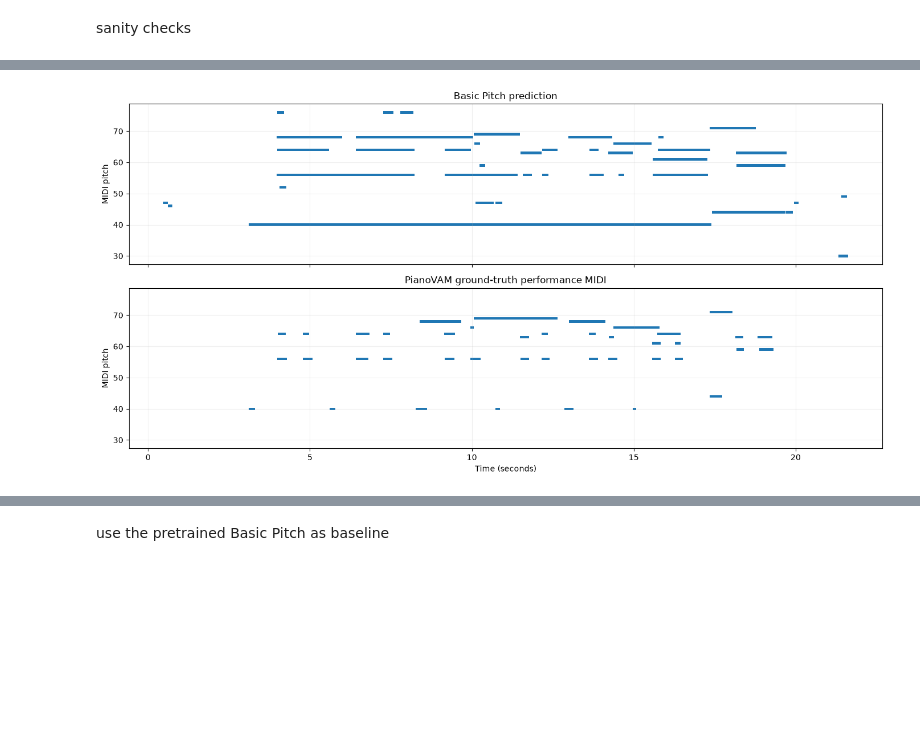
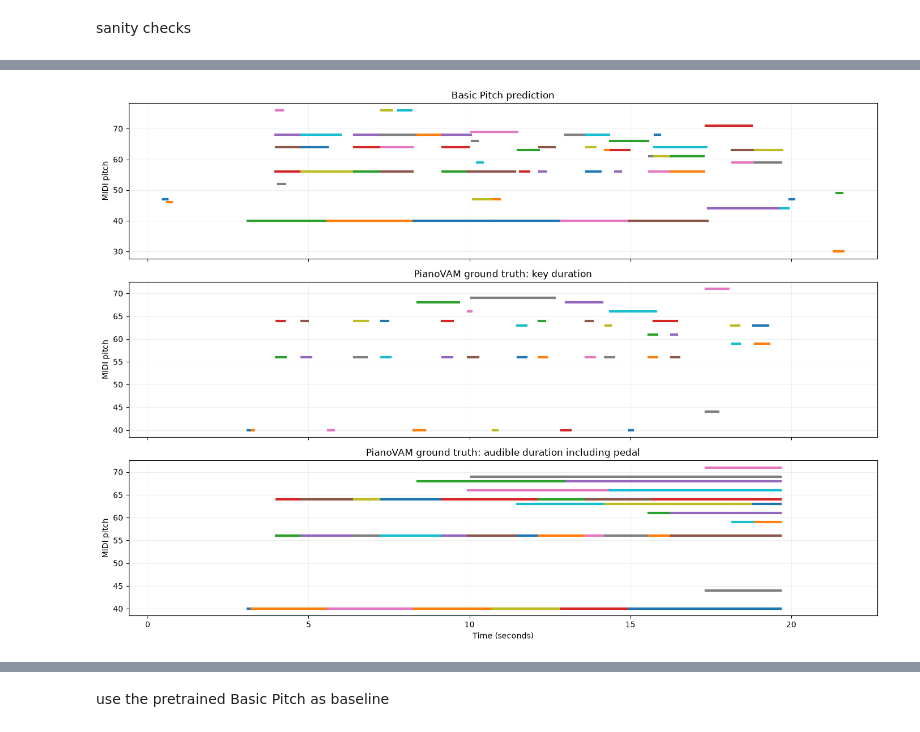
Before and after one commit to lambda-feedback/compareMusic, a Jupyter notebook: notebooks/Audio_Processing.ipynb, the cells around one changed output, grey strips where cells are left out. Drawn from its saved outputs; the diff is of its cells as text; code cells hidden in the pictures; blank space fills up the shorter version.

```diff
--- a/notebooks/Audio_Processing.ipynb
+++ b/notebooks/Audio_Processing.ipynb
@@ -214,18 +222,7 @@ TSV_PATH = PIANOVAM_ROOT / "TSV" / f"{file_stem}.tsv"
 # %% [markdown]
 inspect ground truth MIDI and the tsv file
 # %%
-import pretty_midi
-ground_truth_midi = pretty_midi.PrettyMIDI(str(MIDI_PATH))
 tsv_df = pd.read_csv(TSV_PATH, sep="\t")
-
-print("Ground-truth MIDI instruments:", len(ground_truth_midi.instruments))
-for instrument in ground_truth_midi.instruments:
-    print(
-        "name =", instrument.name,
-        "| notes =", len(instrument.notes),
-        "| drum =", instrument.is_drum,
-    )
-
 print("\nTSV columns:")
 print(list(tsv_df.columns))
 
@@ -399,28 +441,50 @@ Predictions after last ground-truth onset: 4
 # %%
 import matplotlib.pyplot as plt
 
-fig, axes = plt.subplots(2, 1, figsize=(14, 7), sharex=True, sharey=True)
+fig, axes = plt.subplots(
+    3,
+    1,
+    figsize=(14, 10),
+    sharex=True
+)
 
 for note in predicted_notes:
-    axes[0].broken_barh(
-        [(note["onset"], note["duration"])],
-        (note["pitch"] - 0.4, 0.8),
-    )
-
-for note in ground_truth_notes:
-    axes[1].broken_barh(
-        [(note["onset"], note["duration"])],
-        (note["pitch"] - 0.4, 0.8),
+    axes[0].plot(
+        [note["onset"], note["offset"]],
+        [note["pitch"], note["pitch"]],
+        linewidth=3
     )
 
 axes[0].set_title("Basic Pitch prediction")
-axes[1].set_title("PianoVAM ground-truth performance MIDI")
 axes[0].set_ylabel("MIDI pitch")
+axes[0].grid(alpha=0.2)
+
+for note in ground_truth_notes:
+    axes[1].plot(
+        [note["onset"], note["key_offset"]],
+        [note["pitch"], note["pitch"]],
+        linewidth=3
+    )
+
+axes[1].set_title("PianoVAM ground truth: key duration")
 axes[1].set_ylabel("MIDI pitch")
-axes[1].set_xlabel("Time (seconds)")
-axes[0].grid(alpha=0.2)
 axes[1].grid(alpha=0.2)
 
+for note in ground_truth_notes:
+    axes[2].plot(
+        [note["onset"], note["frame_offset"]],
+        [note["pitch"], note["pitch"]],
+        linewidth=3
+    )
+
+axes[2].set_title(
+    "PianoVAM ground truth: audible duration including pedal"
+)
+axes[2].set_xlabel("Time (seconds)")
+axes[2].set_ylabel("MIDI pitch")
+axes[2].grid(alpha=0.2)
+
 plt.tight_layout()
+plt.show()
 # %% [output]
-[figure, old version]
+[figure, new version]
```
Also changed, not shown: parts of 15 cells of this notebook.
